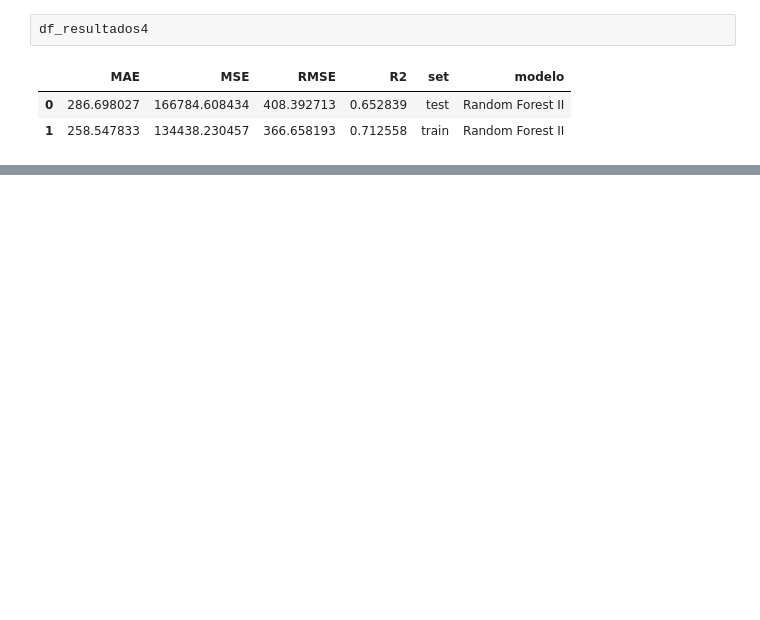
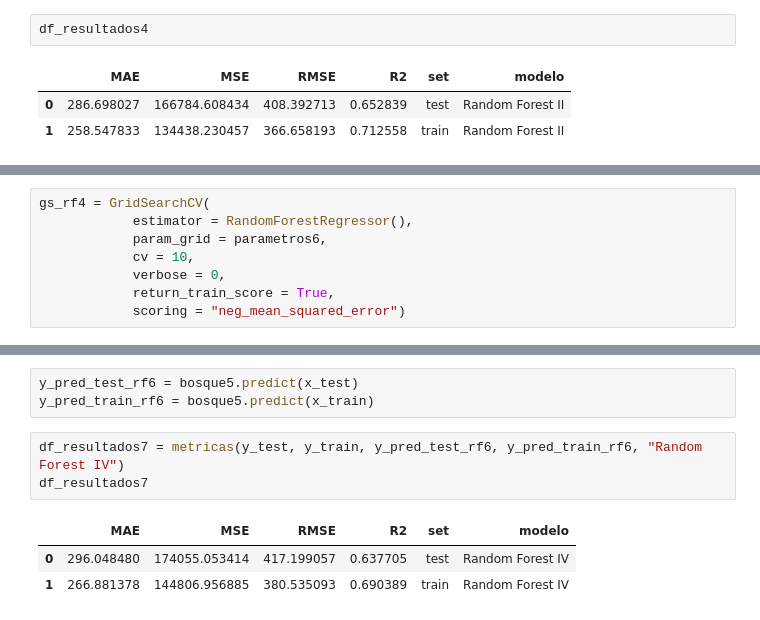
Before and after one commit to CrisSangrador/proyecto-alquiler-bicicletas, a Jupyter notebook: modelo_casual.ipynb, the cells around one changed output, grey strips where cells are left out. Drawn from its saved outputs; the diff is of its cells as text; blank space fills up the shorter version.

```diff
--- a/modelo_casual.ipynb
+++ b/modelo_casual.ipynb
@@ -399,0 +443,8 @@ df_resultados5
+# %%
+gs_rf4 = GridSearchCV(
+            estimator = RandomForestRegressor(),
+            param_grid = parametros6,
+            cv = 10,
+            verbose = 0,
+            return_train_score = True,
+            scoring = "neg_mean_squared_error")
@@ -399,0 +465,10 @@ df_resultados5
+# %%
+y_pred_test_rf6 = bosque5.predict(x_test)
+y_pred_train_rf6 = bosque5.predict(x_train)
+# %%
+df_resultados7 = metricas(y_test, y_train, y_pred_test_rf6, y_pred_train_rf6, "Random Forest IV")
+df_resultados7
+# %% [output]
+|  | MAE | MSE | RMSE | R2 | set | modelo |
+| 0 | 296.048480 | 174055.053414 | 417.199057 | 0.637705 | test | Random Forest IV |
+| 1 | 266.881378 | 144806.956885 | 380.535093 | 0.690389 | train | Random Forest IV |
```
Also changed, not shown: parts of 32 cells of this notebook.
